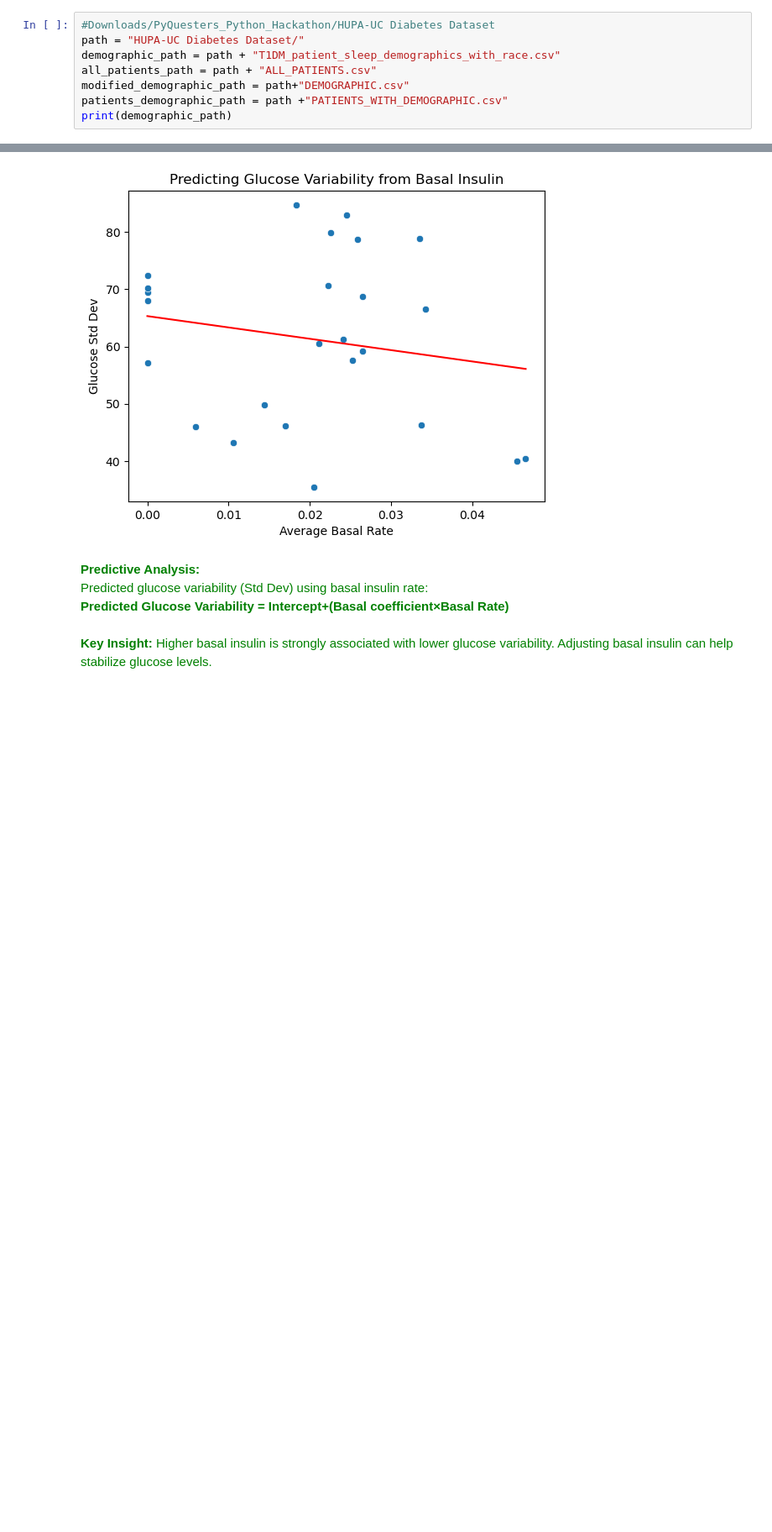
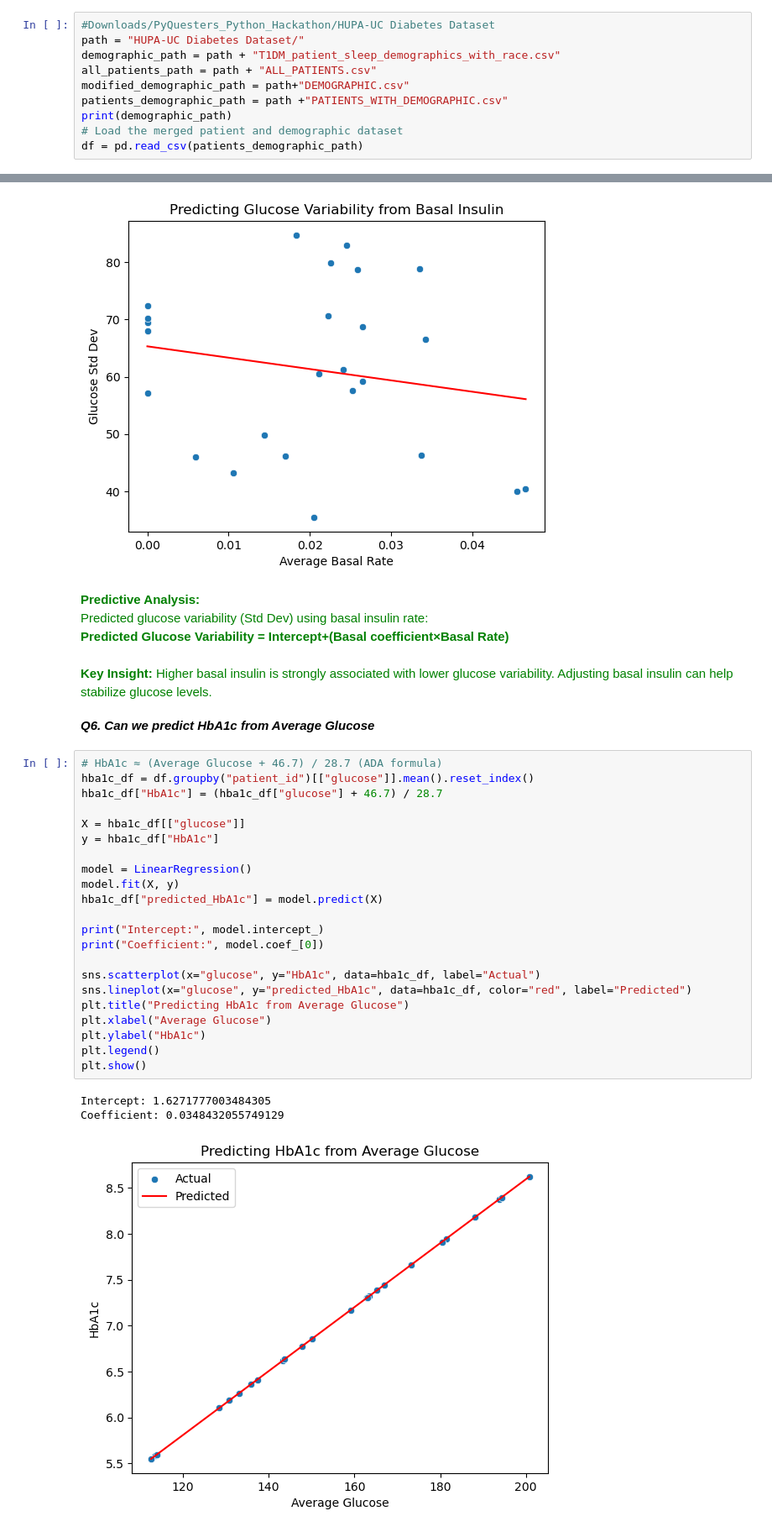
Before and after one commit to msdesh99/Python-Data-Analysis, a Jupyter notebook: Team11_PyQuester_Predictive_Analysis.ipynb, the cells around one changed output, grey strips where cells are left out. Shown: that part at 84% size. Saved outputs shown, nothing was run; the diff lists cells and outputs as text; blank space fills up the shorter version.

Commit message:
added predictive analysis

```diff
--- a/Team11_PyQuester_Predictive_Analysis.ipynb
+++ b/Team11_PyQuester_Predictive_Analysis.ipynb
@@ -13,6 +13,8 @@ all_patients_path = path + "ALL_PATIENTS.csv"
 modified_demographic_path = path+"DEMOGRAPHIC.csv"
 patients_demographic_path = path +"PATIENTS_WITH_DEMOGRAPHIC.csv"
 print(demographic_path)
+# Load the merged patient and demographic dataset
+df = pd.read_csv(patients_demographic_path)
 # %% [output]
 HUPA-UC Diabetes Dataset/T1DM_patient_sleep_demographics_with_race.csv
 # %% [markdown]
@@ -261,3 +263,31 @@ Predicted glucose variability (Std Dev) using basal insulin rate:<br>
 <b>Predicted Glucose Variability = Intercept+(Basal coefficient×Basal Rate)</b><br><br>
 <b>Key Insight:</b> Higher basal insulin is strongly associated with lower glucose variability. Adjusting basal insulin can help stabilize glucose levels.
 </span>
+# %% [markdown]
+***Q6. Can we predict HbA1c from Average Glucose***
+# %%
+# HbA1c ≈ (Average Glucose + 46.7) / 28.7 (ADA formula)
+hba1c_df = df.groupby("patient_id")[["glucose"]].mean().reset_index()
+hba1c_df["HbA1c"] = (hba1c_df["glucose"] + 46.7) / 28.7
+
+X = hba1c_df[["glucose"]]
+y = hba1c_df["HbA1c"]
+
+model = LinearRegression()
+model.fit(X, y)
+hba1c_df["predicted_HbA1c"] = model.predict(X)
+
+print("Intercept:", model.intercept_)
+print("Coefficient:", model.coef_[0])
+
+sns.scatterplot(x="glucose", y="HbA1c", data=hba1c_df, label="Actual")
+sns.lineplot(x="glucose", y="predicted_HbA1c", data=hba1c_df, color="red", label="Predicted")
+plt.title("Predicting HbA1c from Average Glucose")
+plt.xlabel("Average Glucose")
+plt.ylabel("HbA1c")
+plt.legend()
+plt.show()
+# %% [output]
+Intercept: 1.6271777003484305
+Coefficient: 0.0348432055749129
+[figure, added]
```
Also changed, not shown: parts of 7 cells of this notebook.
